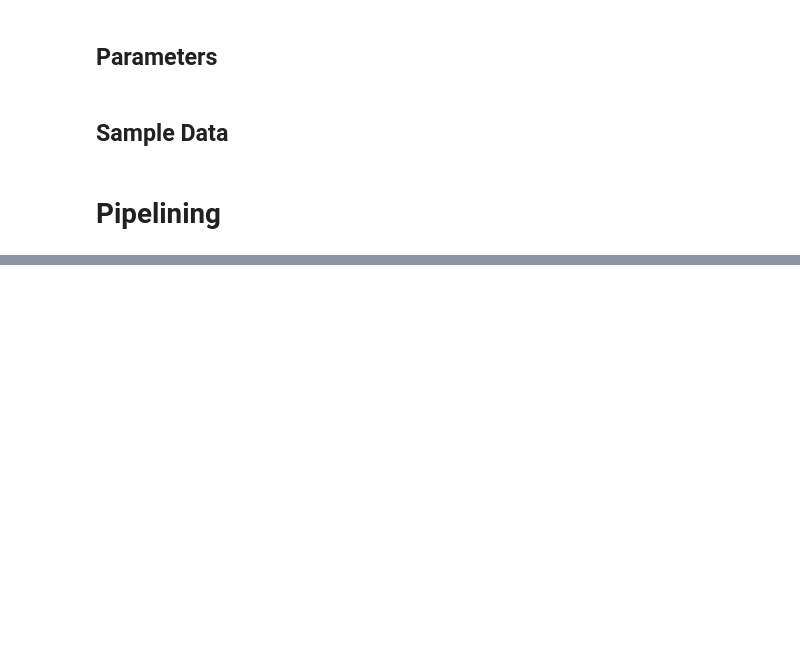
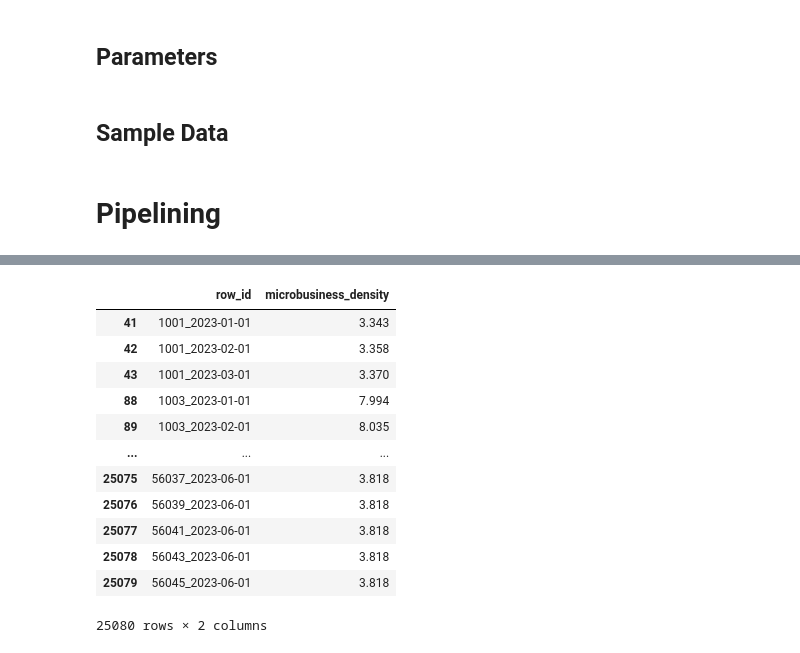
Before and after one commit to sametmarasli/Kaggle_GoDaddy-128th-Place-Silver, a Jupyter notebook: model_publish.ipynb, the cells around one changed output, grey strips where cells are left out. Cells and saved outputs as stored; diff of their text form; code cells hidden in the pictures; blank space fills up the shorter version.

```diff
--- a/model_publish.ipynb
+++ b/model_publish.ipynb
@@ -119,9 +117,10 @@ FEATURES = ['population']
 # %% [markdown]
 ## Sample Data
 # %%
+# here we sample the data since there is no need to use all the data for training according to our cv parameters
+# also we prepare the lag values here since later we will devide the train/test data to avoid any leakage during the feature engineering
+
 sample = data.copy()
-sample.loc[sample.is_test==1,TARGETS]  = np.nan
-
 sample = sample.sort_values(['cfips','date'])
 
 LAGS = 4
@@ -129,9 +128,9 @@ for i in range(1, LAGS+1):
     lag_col = f'target_lag{i}'
     sample[lag_col] = sample.groupby('cfips')[TARGETS[0]].shift(i)
 
-sample = sample[sample['date'].isin(TRAIN_DATES + TEST_DATES)]
-sample = sample.sort_values('dcount')
+# need to sort values by period for GroupTimeSeriesSplit
+sample = sample.sort_values('period')
 
-sample_train= sample.query("dcount in @TRAIN_PERIOD") ; sample_test= sample.query("dcount in @TEST_PERIOD")
+sample_train= sample.query("period in @TRAIN_PERIOD") ; sample_test= sample.query("period in @TEST_PERIOD")
 train_X = sample_train.drop(TARGETS,axis='columns') ; train_y = sample_train[TARGETS]
 test_X = sample_test.drop(TARGETS,axis='columns') ; test_y = sample_test[TARGETS]
@@ -281,4 +138,0 @@ test_X['benchmark'] = test_X.groupby('cfips').first()[['active_lag_1','active_la
-# %%
-for i,TEST_PERIOD_i in enumerate(TEST_PERIOD):
-    test_index = test_X.query('dcount == @TEST_PERIOD_i').index
-    test_X.loc[test_index,'pred'] = (test_X.loc[test_index]['ratio_pred']+1)*test_X.loc[test_index][f'active_lag_{i+1}']
@@ -298 +308,19 @@ test_X.loc[condition,'final_pred'] = test_X.loc[condition,'benchmark']
+# %%
+# we start to prepare the predictions for submission
+test_X['ratio_pred'] = np.concatenate((y_test_preds))
+
+for i,TEST_PERIOD_i in enumerate(TEST_PERIOD):
+    test_index = test_X.query('period == @TEST_PERIOD_i').index
+    test_X.loc[test_index,'pred'] = (test_X.loc[test_index]['ratio_pred']+1)*test_X.loc[test_index][f'active_lag_{i+1}']
+
+# we replace the predictions for low populated zones with their lag values (benchmark values).
+# the rule for population is lower than .3 quantile
+test_X['final_pred'] = test_X['pred']
+condition = test_X['population']<np.quantile(test_X['population'],q=.3)
+
+# we can change the rule for the benchmark values such as mean of last 2 lag values etc
+test_X = test_X.sort_values(['cfips','first_day_of_month'])
+test_X['benchmark'] = test_X.groupby('cfips').first()[['active_lag_1','active_lag_1','active_lag_1']].stack().values
+
+test_X.loc[condition,'final_pred'] = test_X.loc[condition,'benchmark']
 # %%
@@ -351,0 +343,16 @@ submission.to_csv(f"data/{date_submission}_{model_name}_local_{local_score}.csv"
+# %%
+submission
+# %% [output]
+|  | row_id | microbusiness_density |
+| 41 | 1001_2023-01-01 | 3.343 |
+| 42 | 1001_2023-02-01 | 3.358 |
+| 43 | 1001_2023-03-01 | 3.370 |
+| 88 | 1003_2023-01-01 | 7.994 |
+| 89 | 1003_2023-02-01 | 8.035 |
+| ... | ... | ... |
+| 25075 | 56037_2023-06-01 | 3.818 |
+| 25076 | 56039_2023-06-01 | 3.818 |
+| 25077 | 56041_2023-06-01 | 3.818 |
+| 25078 | 56043_2023-06-01 | 3.818 |
+| 25079 | 56045_2023-06-01 | 3.818 |
+25080 rows × 2 columns
```
Also changed, not shown: parts of 28 cells of this notebook, 3 other files.
